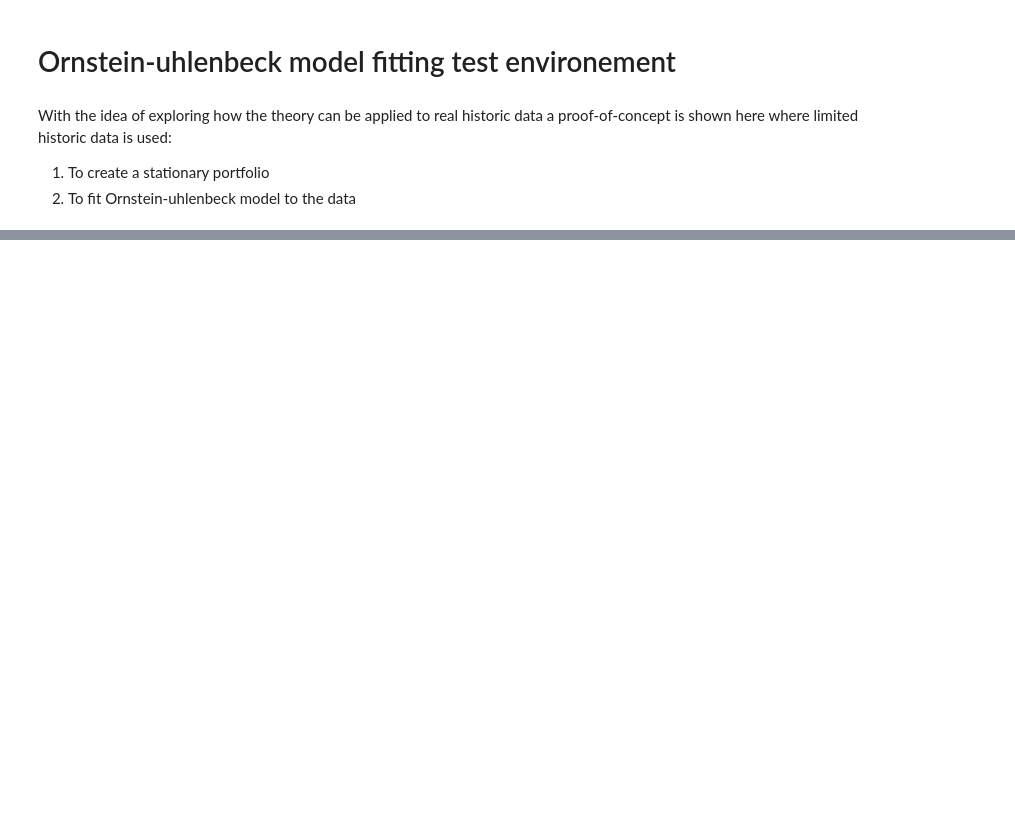
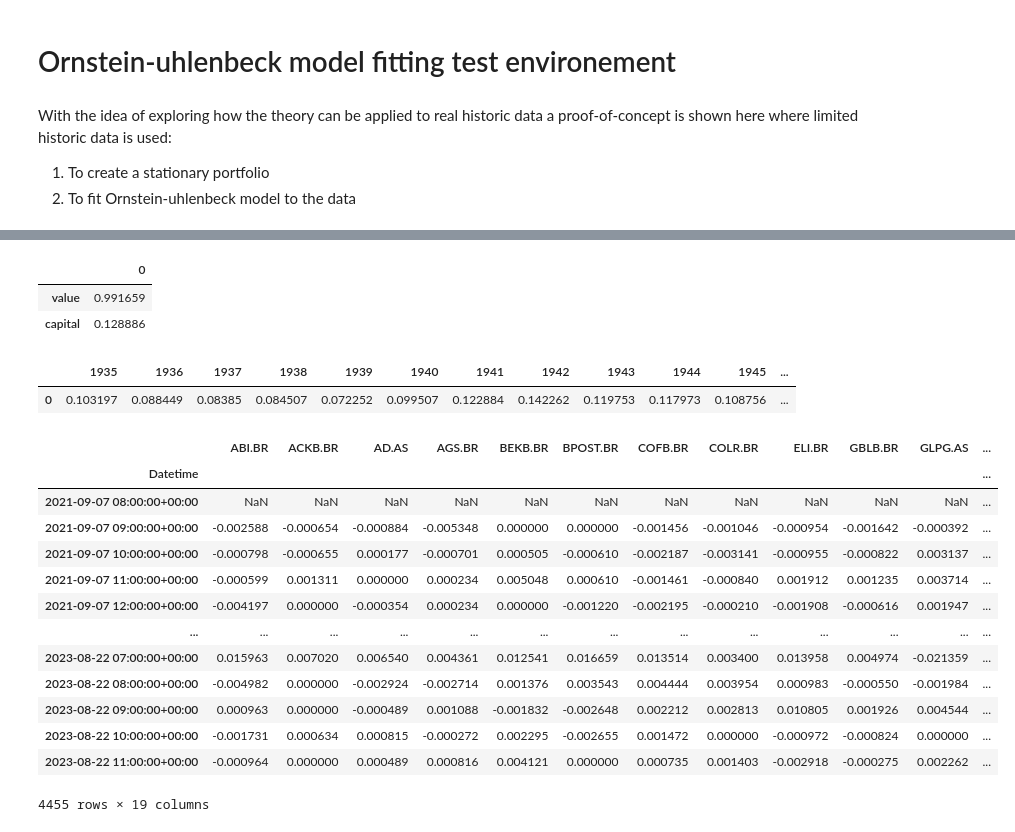
Before and after one commit to quintengeerts2000/MasterThesis-DRL_applications_to_stat_arb, a Jupyter notebook: monte_carlo_simulators/OU_fitting_tests.ipynb, the cells around one changed output, grey strips where cells are left out. Saved outputs shown, nothing was run; the diff lists cells and outputs as text; code cells hidden in the pictures; blank space fills up the shorter version.

```diff
--- a/monte_carlo_simulators/OU_fitting_tests.ipynb
+++ b/monte_carlo_simulators/OU_fitting_tests.ipynb
@@ -369,0 +565,28 @@ oos_residuals  = phi @ oos_returns.T
+# %%
+Gamma
+# %% [output]
+|  | 0 |
+| value | 0.991659 |
+| capital | 0.128886 |
+# %%
+Factors
+# %% [output]
+|  | 1935 | 1936 | 1937 | 1938 | 1939 | 1940 | 1941 | 1942 | 1943 | 1944 | 1945 | ... |
+| 0 | 0.103197 | 0.088449 | 0.08385 | 0.084507 | 0.072252 | 0.099507 | 0.122884 | 0.142262 | 0.119753 | 0.117973 | 0.108756 | ... |
+# %%
+pct_ret
+# %% [output]
+|  | ABI.BR | ACKB.BR | AD.AS | AGS.BR | BEKB.BR | BPOST.BR | COFB.BR | COLR.BR | ELI.BR | GBLB.BR | GLPG.AS | ... |
+| Datetime |  |  |  |  |  |  |  |  |  |  |  | ... |
+| 2021-09-07 08:00:00+00:00 | NaN | NaN | NaN | NaN | NaN | NaN | NaN | NaN | NaN | NaN | NaN | ... |
+| 2021-09-07 09:00:00+00:00 | -0.002588 | -0.000654 | -0.000884 | -0.005348 | 0.000000 | 0.000000 | -0.001456 | -0.001046 | -0.000954 | -0.001642 | -0.000392 | ... |
+| 2021-09-07 10:00:00+00:00 | -0.000798 | -0.000655 | 0.000177 | -0.000701 | 0.000505 | -0.000610 | -0.002187 | -0.003141 | -0.000955 | -0.000822 | 0.003137 | ... |
+| 2021-09-07 11:00:00+00:00 | -0.000599 | 0.001311 | 0.000000 | 0.000234 | 0.005048 | 0.000610 | -0.001461 | -0.000840 | 0.001912 | 0.001235 | 0.003714 | ... |
+| 2021-09-07 12:00:00+00:00 | -0.004197 | 0.000000 | -0.000354 | 0.000234 | 0.000000 | -0.001220 | -0.002195 | -0.000210 | -0.001908 | -0.000616 | 0.001947 | ... |
+| ... | ... | ... | ... | ... | ... | ... | ... | ... | ... | ... | ... | ... |
+| 2023-08-22 07:00:00+00:00 | 0.015963 | 0.007020 | 0.006540 | 0.004361 | 0.012541 | 0.016659 | 0.013514 | 0.003400 | 0.013958 | 0.004974 | -0.021359 | ... |
+| 2023-08-22 08:00:00+00:00 | -0.004982 | 0.000000 | -0.002924 | -0.002714 | 0.001376 | 0.003543 | 0.004444 | 0.003954 | 0.000983 | -0.000550 | -0.001984 | ... |
+| 2023-08-22 09:00:00+00:00 | 0.000963 | 0.000000 | -0.000489 | 0.001088 | -0.001832 | -0.002648 | 0.002212 | 0.002813 | 0.010805 | 0.001926 | 0.004544 | ... |
+| 2023-08-22 10:00:00+00:00 | -0.001731 | 0.000634 | 0.000815 | -0.000272 | 0.002295 | -0.002655 | 0.001472 | 0.000000 | -0.000972 | -0.000824 | 0.000000 | ... |
+| 2023-08-22 11:00:00+00:00 | -0.000964 | 0.000000 | 0.000489 | 0.000816 | 0.004121 | 0.000000 | 0.000735 | 0.001403 | -0.002918 | -0.000275 | 0.002262 | ... |
+4455 rows × 19 columns
```
Also changed, not shown: parts of 46 cells of this notebook, 4 other files.
